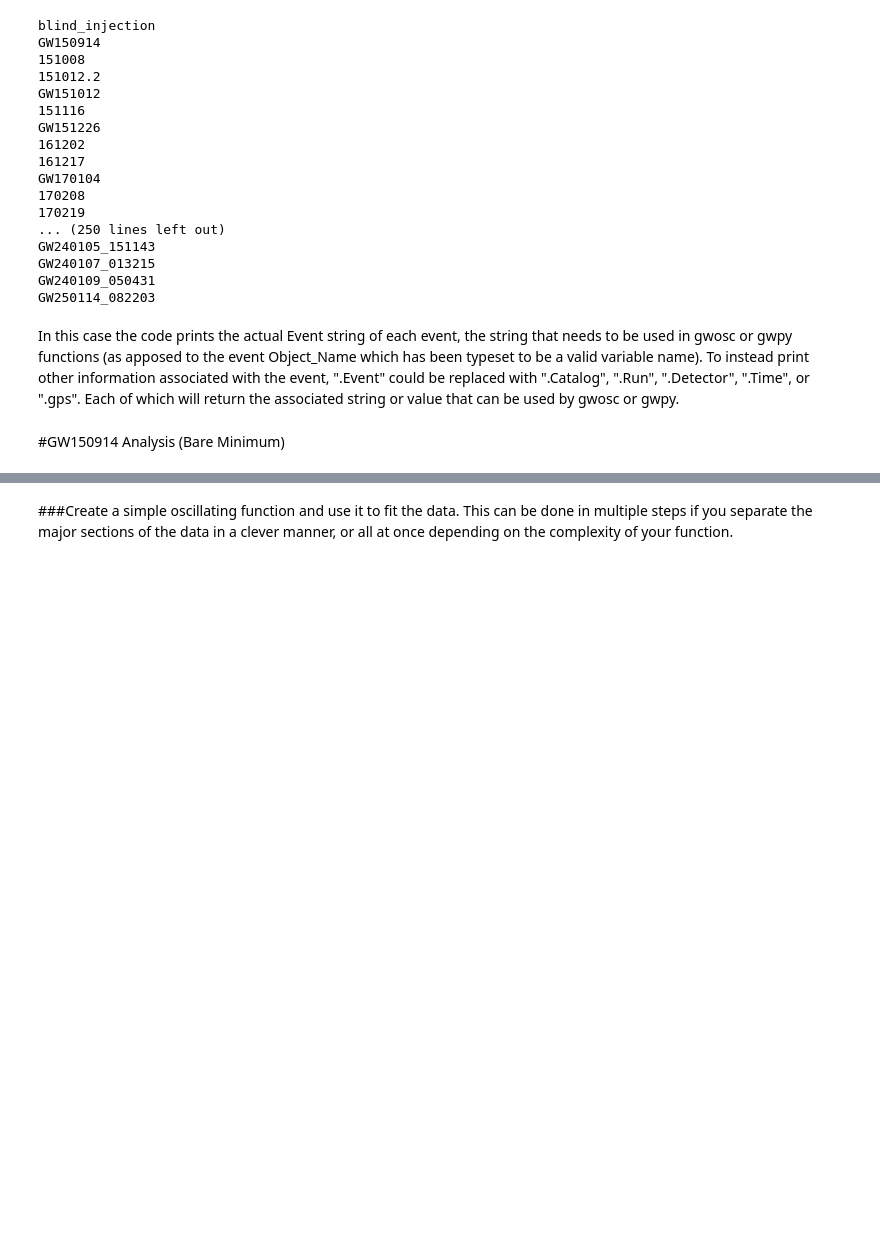
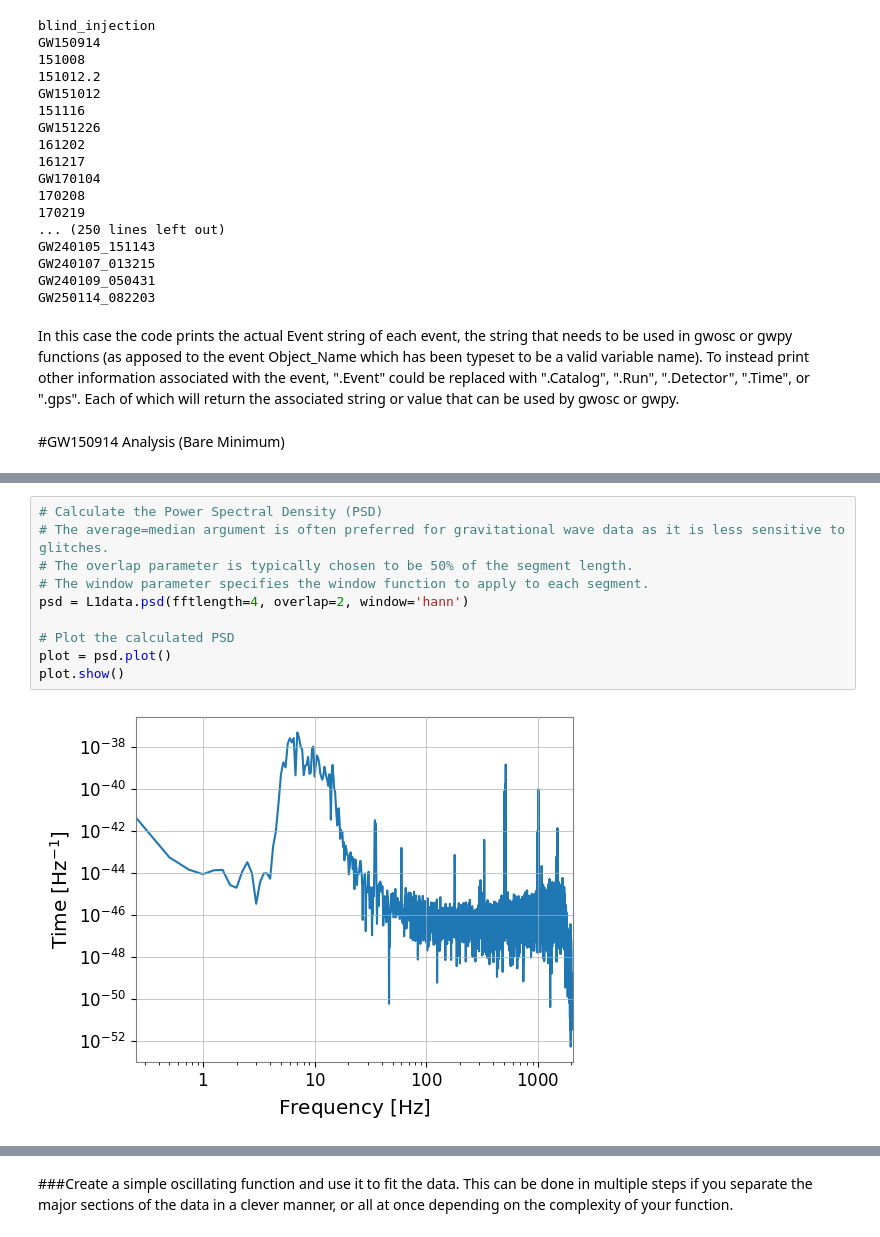
Before and after one commit to Sasa-fras/odw, a Jupyter notebook: Lab2.ipynb, the cells around one changed output, grey strips where cells are left out. Drawn from its saved outputs; the diff is of its cells as text; blank space fills up the shorter version.

```diff
--- a/Lab2.ipynb
+++ b/Lab2.ipynb
@@ -221,0 +268,12 @@ Be methodical and take your time with this, trying many different ways to clean
+# %%
+# Calculate the Power Spectral Density (PSD)
+# The average=median argument is often preferred for gravitational wave data as it is less sensitive to glitches.
+# The overlap parameter is typically chosen to be 50% of the segment length.
+# The window parameter specifies the window function to apply to each segment.
+psd = L1data.psd(fftlength=4, overlap=2, window='hann')
+
+# Plot the calculated PSD
+plot = psd.plot()
+plot.show()
+# %% [output]
+[figure, added]
```
Also changed, not shown: parts of 28 cells of this notebook.
